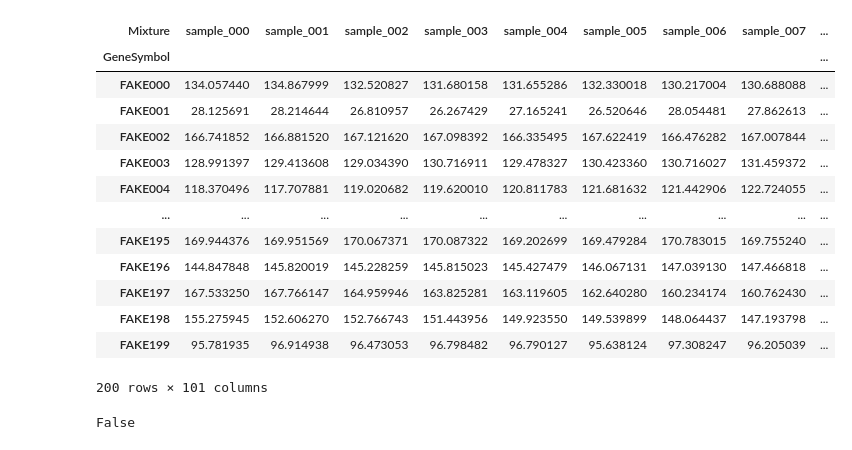
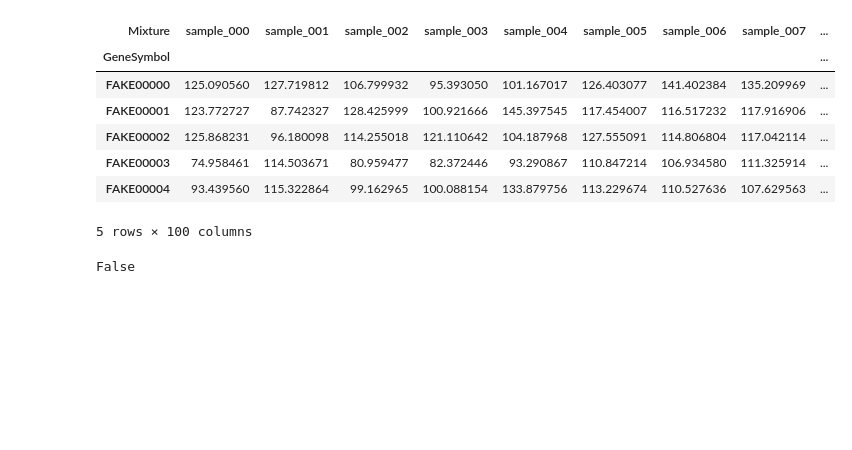
Before and after one commit to davidliu-lab/deconv, a Jupyter notebook: 5 - run expression imputation with fake data.ipynb, the cells around one changed output. Cells and saved outputs as stored; diff of their text form; code cells hidden in the pictures; blank space fills up the shorter version.

Commit message:
update example of running hires gene imputation with synthetic, global GEPs

```diff
--- a/5 - run expression imputation with fake data.ipynb
+++ b/5 - run expression imputation with fake data.ipynb
@@ -12,5 +6,6 @@ np.set_printoptions(
 # %%
 rng = np.random.default_rng(seed=0)
 # %%
-s = 101  # number of samples
-samples = list(f"sample_{j:03d}" for j in range(s))
+s = 100  # number of samples
+samples = pd.Series([f"sample_{j:0{len(str(s))}d}" for j in range(s)], name="Mixture")
+samples
@@ -17,5 +25,5 @@ samples = list(f"sample_{j:03d}" for j in range(s))
 # %%
-c = 2  # number of cell types
-cell_types = list(f"cell_{i:02d}" for i in range(c))
+c = 15  # number of cell types
+cell_types = pd.Series([f"cell_{i:0{len(str(c))}d}" for i in range(c)], name="cell_type")
 cell_types
 # %% [output]
@@ -23,3 +45,0 @@ cell_types
-# %%
-g = 200  # number of genes
-genes = list(f"FAKE{i:03d}" for i in range(g))
@@ -72,0 +79,18 @@ cell_type_geps
+# %%
+if c == 2:
+    # linspace fractions for 2 cell types
+    fraction_values = [(p, 1 - p) for p in np.arange(0, 1, 1.0 / s)]
+else:
+    # random fractions
+    fraction_values = rng.dirichlet((1,) * c, size=(s,))
+
+fractions = pd.DataFrame(
+    fraction_values,
+    index=samples,
+    columns=cell_types
+)
+
+fractions_and_empty_csx_metrics = fractions.copy()
+fractions_and_empty_csx_metrics[["P-value", "Correlation", "RMSE"]] = (0, 0, 0)
+
+fractions_and_empty_csx_metrics.head()
@@ -73,27 +105,16 @@ cell_type_geps
 # %%
-# compute matmul of (genes, cell types) (cell_types, samples)
-# which is......... (cell_type_geps   ) (fractions.T.       )
+mixture_noise = rng.uniform(low=0, high=1.0, size=(g, s))
 
-mixture_noise = rng.uniform(low=-1.0, high=1.0, size=(g, s))
+mixtures = cell_type_geps_known.dot(fractions.T) + mixture_noise
 
-mixtures = cell_type_geps.dot(fractions.T) + mixture_noise
-
-# mixtures.style.format(precision=0)
-
-mixtures
+mixtures.head()
 # %% [output]
 | Mixture | sample_000 | sample_001 | sample_002 | sample_003 | sample_004 | sample_005 | sample_006 | sample_007 | ... |
 | GeneSymbol |  |  |  |  |  |  |  |  | ... |
-| FAKE000 | 134.057440 | 134.867999 | 132.520827 | 131.680158 | 131.655286 | 132.330018 | 130.217004 | 130.688088 | ... |
-| FAKE001 | 28.125691 | 28.214644 | 26.810957 | 26.267429 | 27.165241 | 26.520646 | 28.054481 | 27.862613 | ... |
-| FAKE002 | 166.741852 | 166.881520 | 167.121620 | 167.098392 | 166.335495 | 167.622419 | 166.476282 | 167.007844 | ... |
-| FAKE003 | 128.991397 | 129.413608 | 129.034390 | 130.716911 | 129.478327 | 130.423360 | 130.716027 | 131.459372 | ... |
-| FAKE004 | 118.370496 | 117.707881 | 119.020682 | 119.620010 | 120.811783 | 121.681632 | 121.442906 | 122.724055 | ... |
-| ... | ... | ... | ... | ... | ... | ... | ... | ... | ... |
-| FAKE195 | 169.944376 | 169.951569 | 170.067371 | 170.087322 | 169.202699 | 169.479284 | 170.783015 | 169.755240 | ... |
-| FAKE196 | 144.847848 | 145.820019 | 145.228259 | 145.815023 | 145.427479 | 146.067131 | 147.039130 | 147.466818 | ... |
-| FAKE197 | 167.533250 | 167.766147 | 164.959946 | 163.825281 | 163.119605 | 162.640280 | 160.234174 | 160.762430 | ... |
-| FAKE198 | 155.275945 | 152.606270 | 152.766743 | 151.443956 | 149.923550 | 149.539899 | 148.064437 | 147.193798 | ... |
-| FAKE199 | 95.781935 | 96.914938 | 96.473053 | 96.798482 | 96.790127 | 95.638124 | 97.308247 | 96.205039 | ... |
+| FAKE00000 | 125.090560 | 127.719812 | 106.799932 | 95.393050 | 101.167017 | 126.403077 | 141.402384 | 135.209969 | ... |
+| FAKE00001 | 123.772727 | 87.742327 | 128.425999 | 100.921666 | 145.397545 | 117.454007 | 116.517232 | 117.916906 | ... |
+| FAKE00002 | 125.868231 | 96.180098 | 114.255018 | 121.110642 | 104.187968 | 127.555091 | 114.806804 | 117.042114 | ... |
+| FAKE00003 | 74.958461 | 114.503671 | 80.959477 | 82.372446 | 93.290867 | 110.847214 | 106.934580 | 111.325914 | ... |
+| FAKE00004 | 93.439560 | 115.322864 | 99.162965 | 100.088154 | 133.879756 | 113.229674 | 110.527636 | 107.629563 | ... |
-200 rows × 101 columns
+5 rows × 100 columns
 # %%
```
Also changed, not shown: parts of 30 cells of this notebook.
